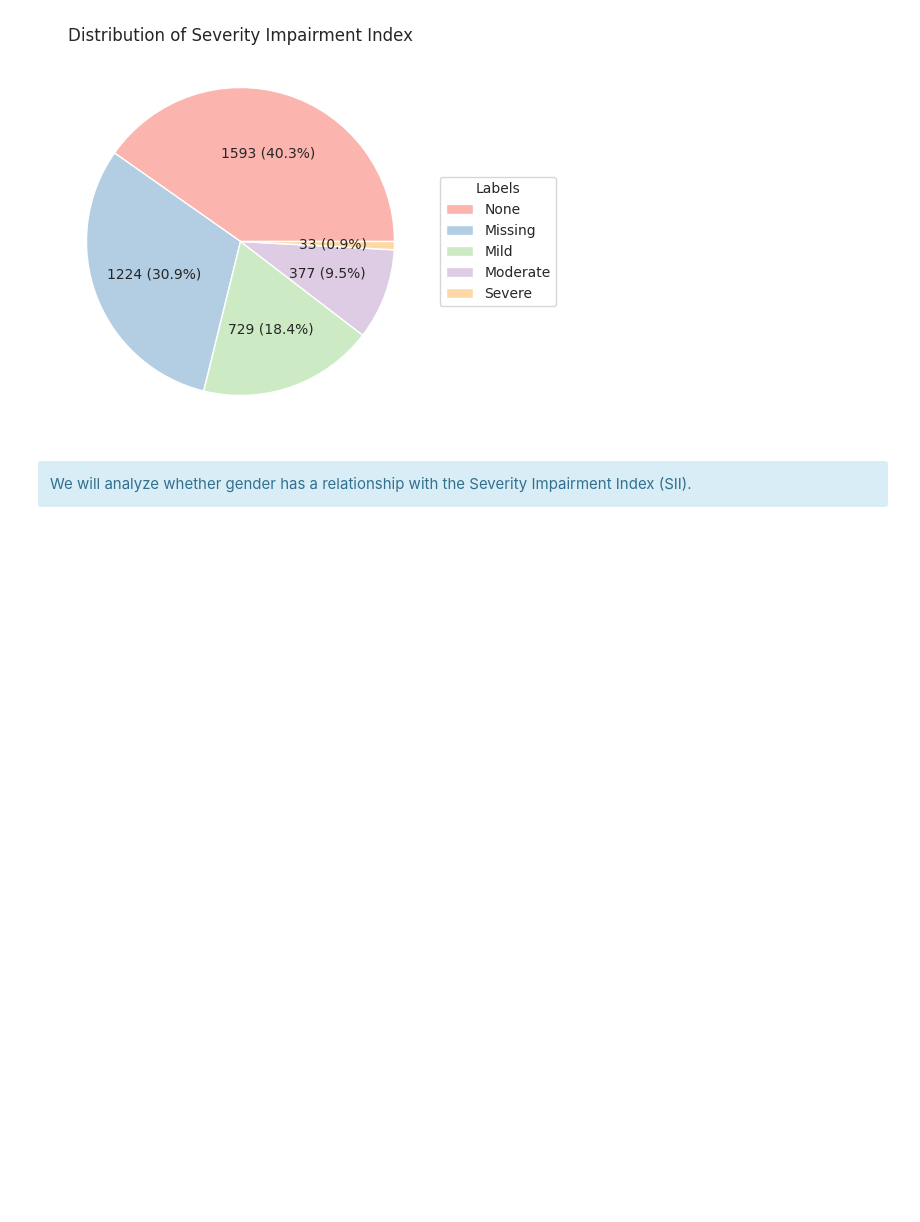
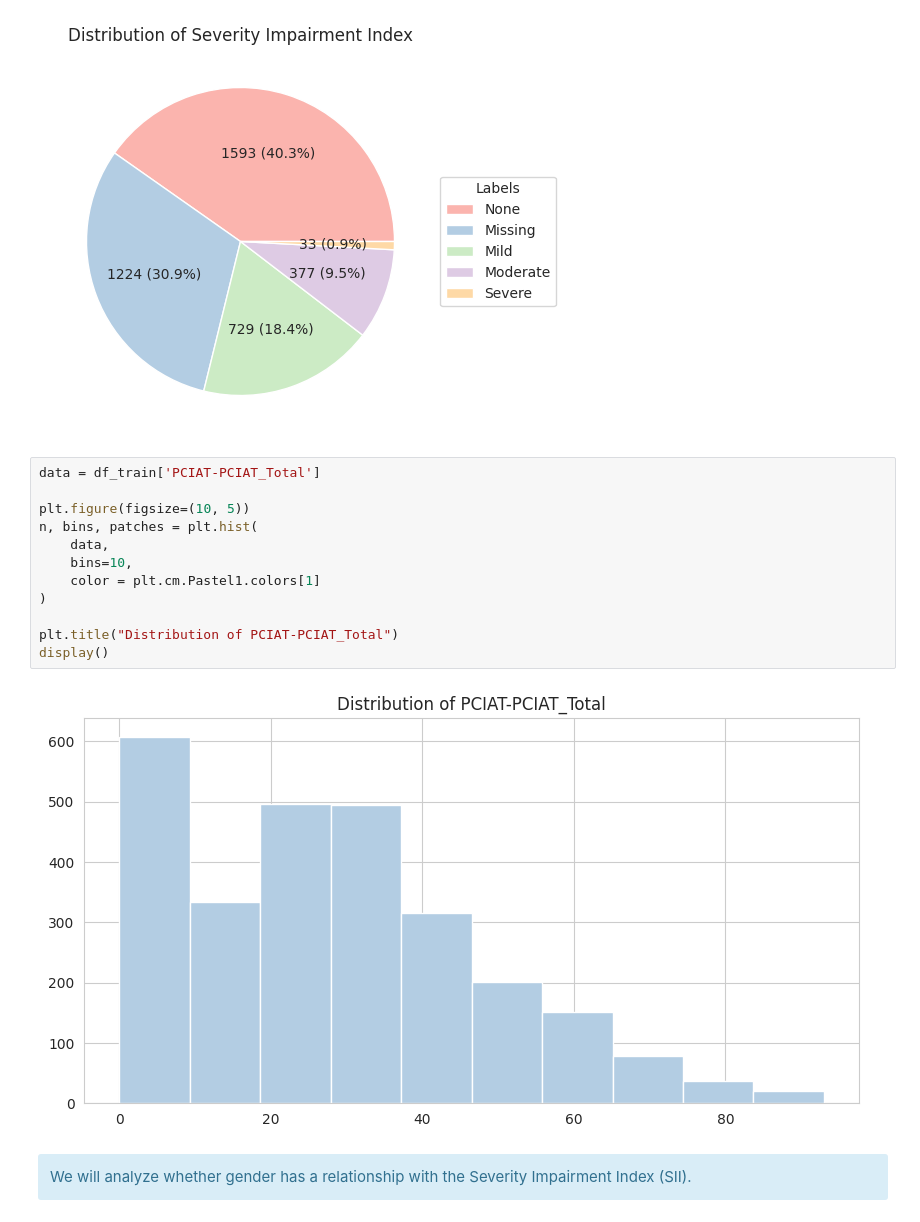
Before and after one commit to datateamclub/project_child_problematic_internet_use_03, a Jupyter notebook: internet_use_v2.ipynb, the cells around one changed output. Saved outputs shown, nothing was run; the diff lists cells and outputs as text; blank space fills up the shorter version.

```diff
--- a/internet_use_v2.ipynb
+++ b/internet_use_v2.ipynb
@@ -143,6 +143,20 @@ plt.title("Distribution of Severity Impairment Index")
 display()
 # %% [output]
 [figure]
+# %%
+data = df_train['PCIAT-PCIAT_Total']
+
+plt.figure(figsize=(10, 5))
+n, bins, patches = plt.hist(
+    data,
+    bins=10,
+    color = plt.cm.Pastel1.colors[1]
+)
+
+plt.title("Distribution of PCIAT-PCIAT_Total")
+display()
+# %% [output]
+[figure, added]
 # %% [markdown]
 <div class="alert alert-block alert-info">
 <b></b> We will analyze whether gender has a relationship with the Severity Impairment Index (SII).</div>
```
Also changed, not shown: parts of 3 cells of this notebook.
